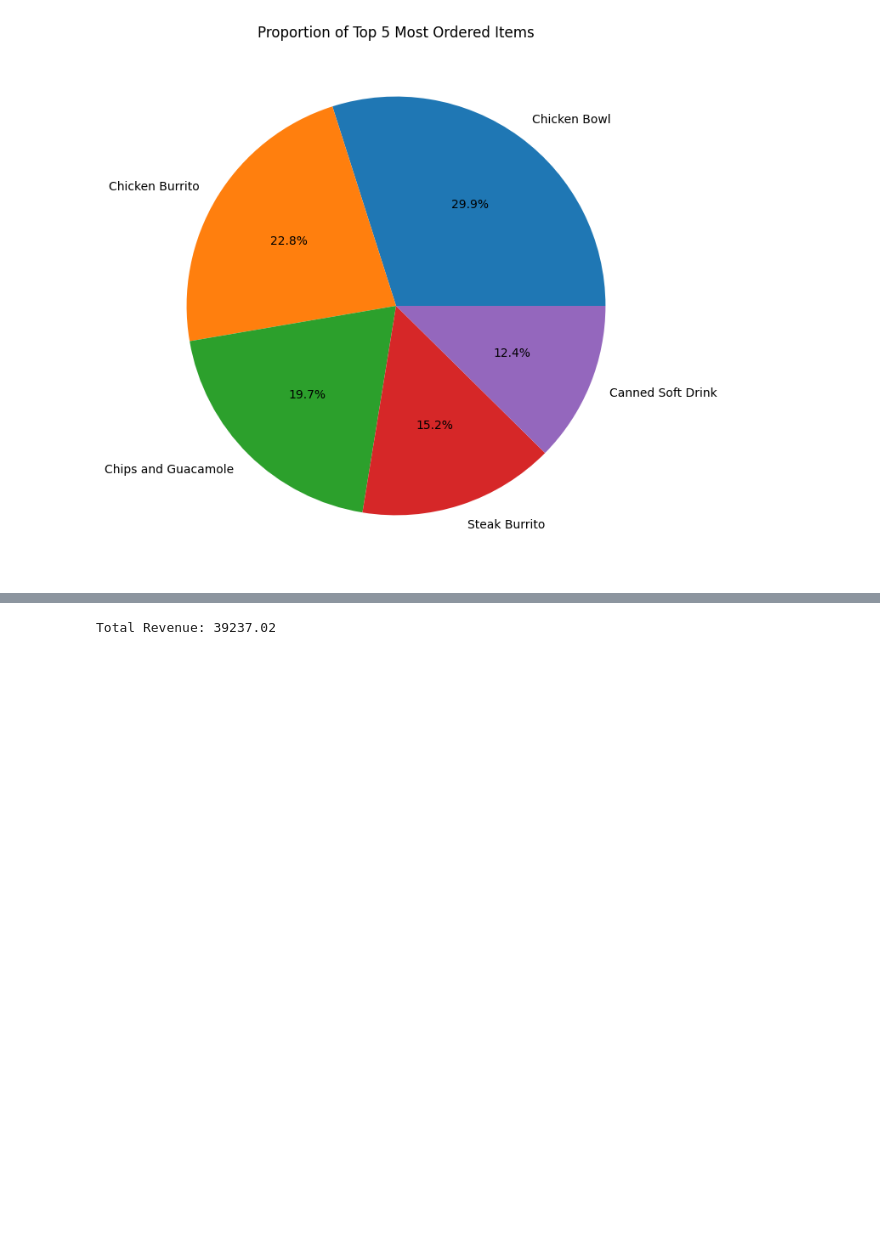
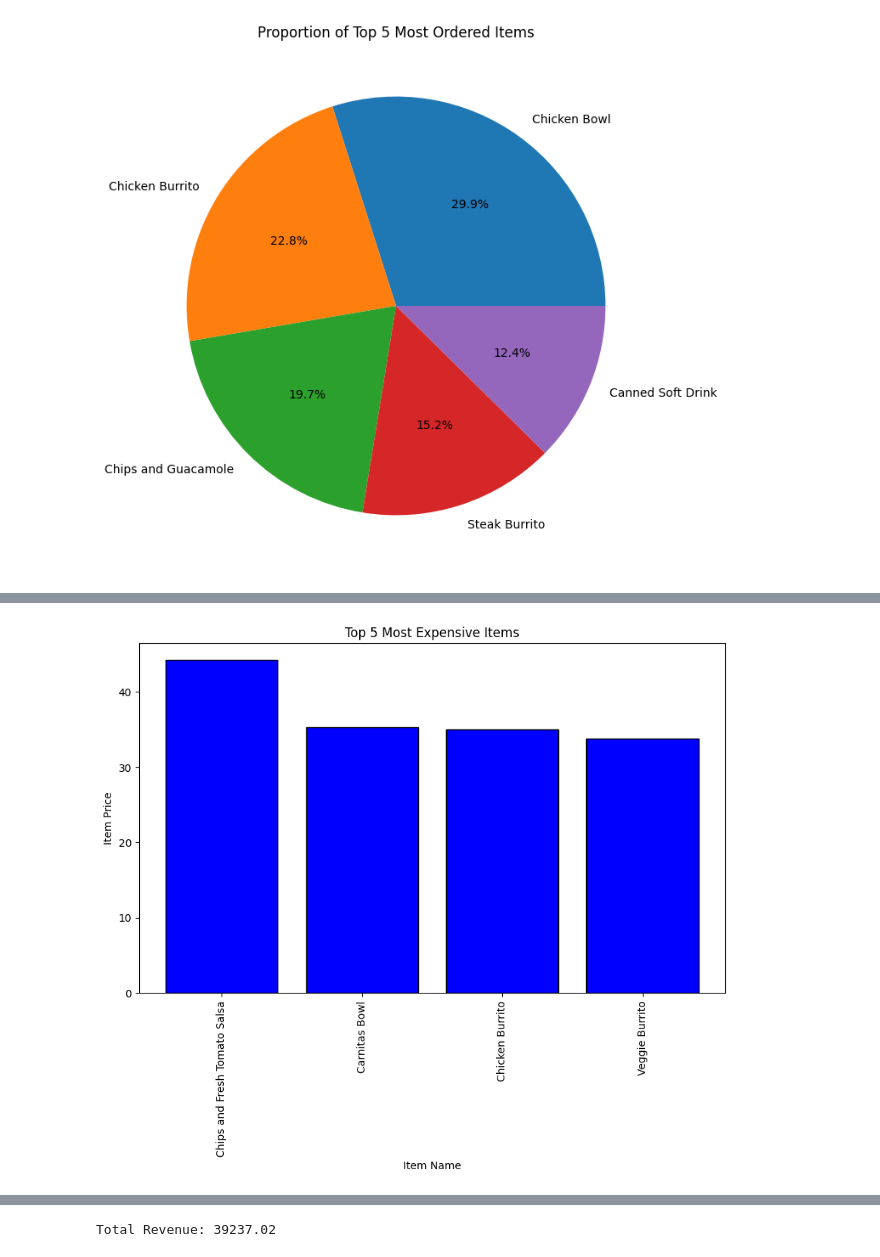
Before and after one commit to Piyushvishnoi/Python_Pandas_Project, a Jupyter notebook: Final_project_panda.ipynb, the cells around one changed output, grey strips where cells are left out. Cells and saved outputs as stored; diff of their text form; code cells hidden in the pictures; blank space fills up the shorter version.

```diff
--- a/Final_project_panda.ipynb
+++ b/Final_project_panda.ipynb
@@ -375,0 +406,17 @@ plt.show()
+# %%
+# Convert item_price to float after removing dollar sign
+#data_copy['item_price'] = data_copy['item_price'].str.replace('$', '', regex=False).astype(float)
+
+# Get top 5 most expensive items
+top5_items = data_copy.nlargest(5, 'item_price')
+
+# Plot histogram for top 5 item names and respective prices
+plt.figure(figsize=(10, 6))
+plt.bar(top5_items['item_name'], top5_items['item_price'], color='blue', edgecolor='black')
+plt.xlabel('Item Name')
+plt.ylabel('Item Price')
+plt.title('Top 5 Most Expensive Items')
+plt.xticks(rotation=90)
+plt.show()
+# %% [output]
+[figure, added]
```
Also changed, not shown: parts of 6 cells of this notebook.
